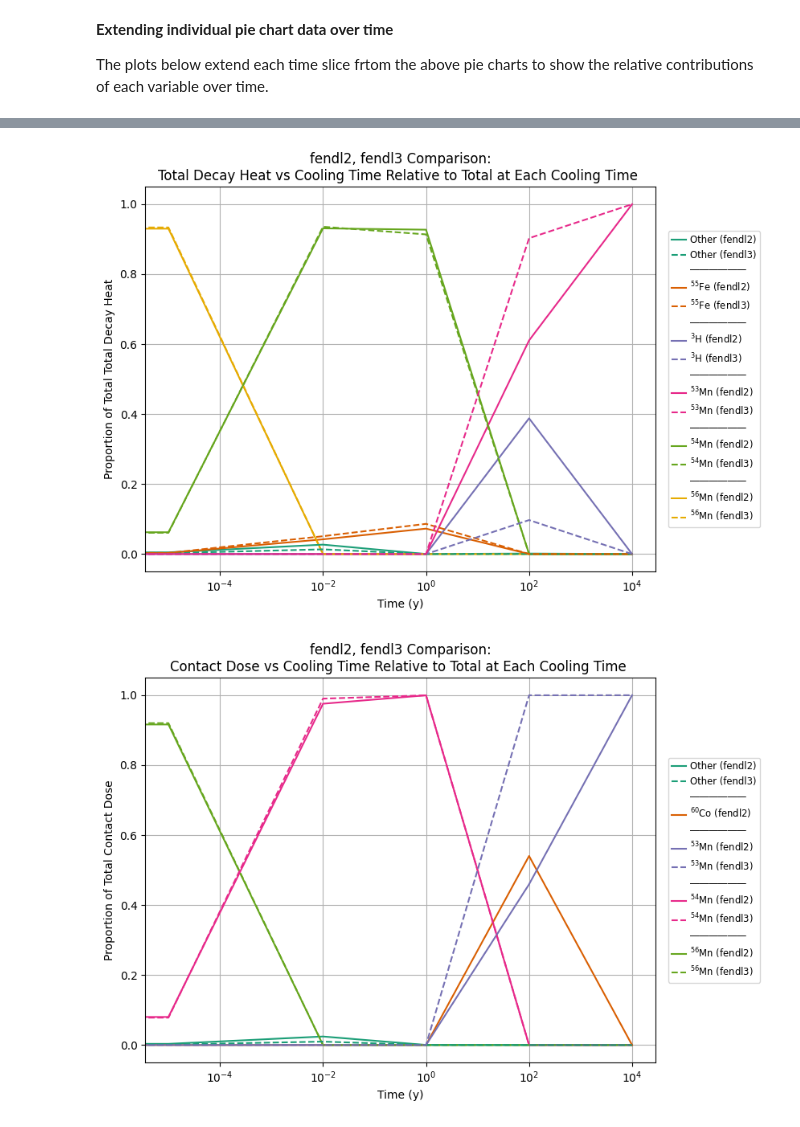
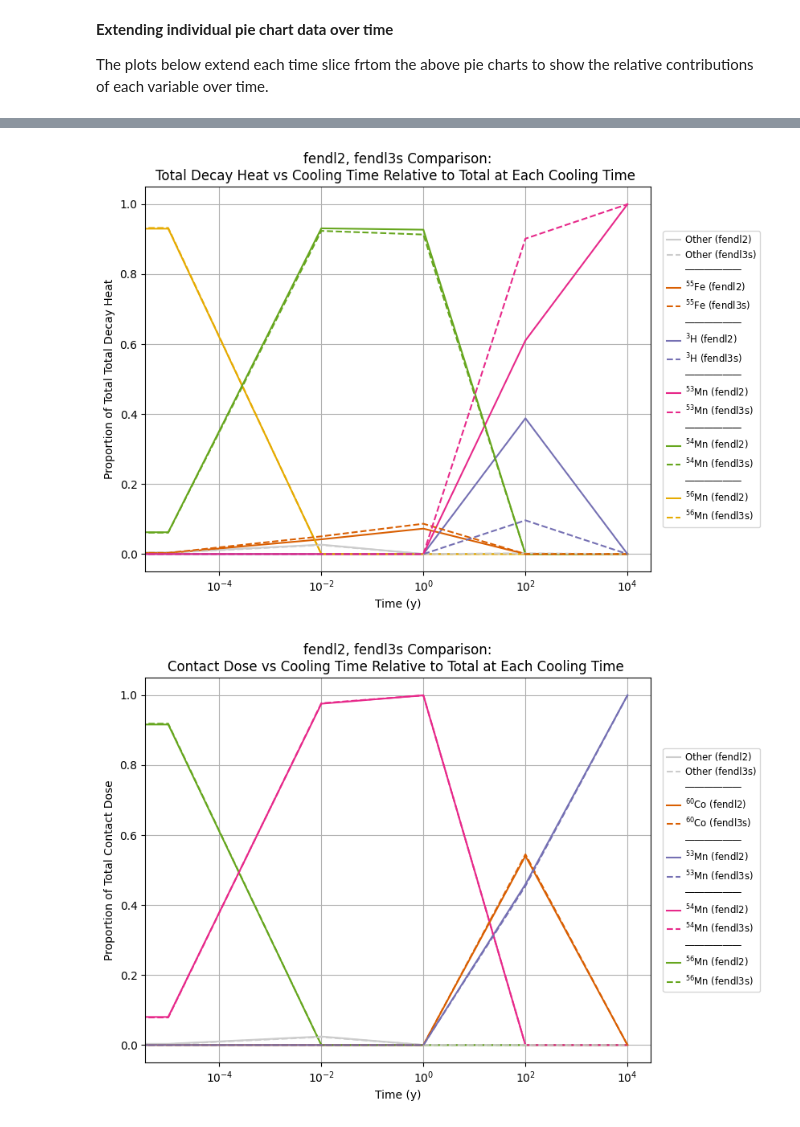
Before and after one commit to svalinn/ALARA, a Jupyter notebook: tools/ALARAJOYWrapper/alarajoy_QA_notebook.ipynb, the cells around one changed output, grey strips where cells are left out. Saved outputs shown, nothing was run; the diff lists cells and outputs as text; code cells hidden in the pictures.

```diff
--- a/tools/ALARAJOYWrapper/alarajoy_QA_notebook.ipynb
+++ b/tools/ALARAJOYWrapper/alarajoy_QA_notebook.ipynb
@@ -21,7 +21,7 @@ import alara_output_plotting as alaraplot
 # %%
 data_source = {
     'fendl2' : '/groupspace/shared/n/nukecode/ALARA/data/fendl2bin', # Example path
-    'fendl3' : '../../examples/data/fendl3' # Example path
+    'fendl3s' : '../../examples/data/fendl3s' # Example path to FENDL3 data processed with the "s" gas-handling method
 }
 
 element = input('Select single parent element to evaluate: ').lower()
@@ -94,7 +94,7 @@ Below are two example plots showing this comparative functionality. The first fo
 
 The second plot focuses specifically on the number density of light gas production.
 # %%
-datalibs = ['fendl2', 'fendl3']
+datalibs = ['fendl2', 'fendl3s']
 
 comp_numdens_plot = alaraplot.plot_single_response(
     adf,
@@ -181,9 +181,18 @@ The example below shows the expansion of the pie chart plotting functionality fo
 # %%
 importlib.reload(alaraplot)
 
+agg = alaraplot.pie_chart_aggregation(
+    adf=adf,
+    run_lbl='fendl3s',
+    variable='Specific Activity',
+    threshold=0.05,
+    time_unit='y',
+    pre_irrad=True
+)
+
 multi_pie = alaraplot.multi_time_pie_grid(
     agg=agg,
-    run_lbl='fendl2',
+    run_lbl='fendl3s',
     variable='Specific Activity',
     threshold=0.05,
     time_unit='y',
@@ -201,7 +210,7 @@ The plots below extend each time slice frtom the above pie charts to show the re
 variables = [
     'Number Density', 'Specific Activity', 'Total Decay Heat', 'Contact Dose'
     ]
-runs = ['fendl2', 'fendl3']
+runs = ['fendl2', 'fendl3s']
 for variable in variables:
     aggs = []
     for run in runs:
@@ -221,6 +230,4 @@ for variable in variables:
         time_unit='y',
         relative=True
     )
-    alaraplot.open_with_new_manager(comp_plot)
-plt.show()
 # %% [output]
@@ -229,2 +236,2 @@ plt.show()
-[figure, old version]
+[figure, new version]
-[figure, old version]
+[figure, new version]
```
Also changed, not shown: parts of 9 cells of this notebook.
